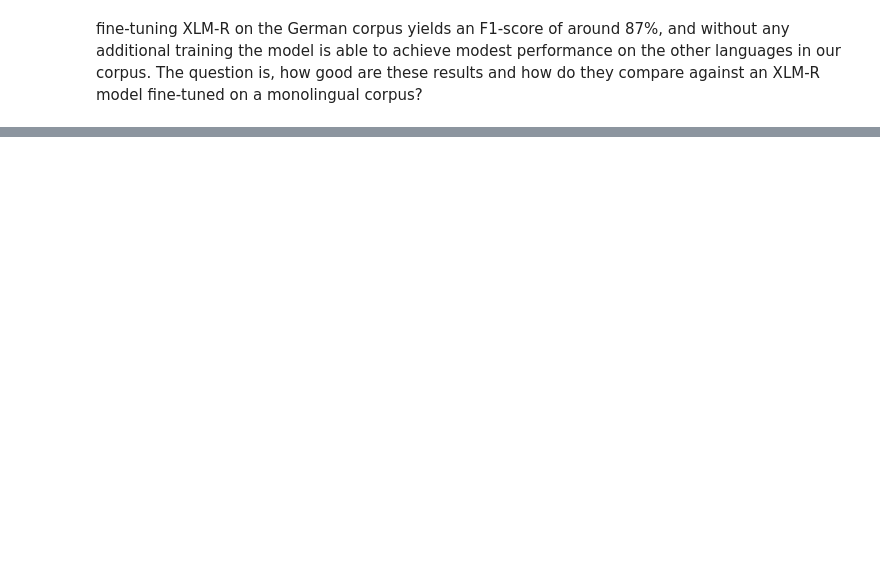
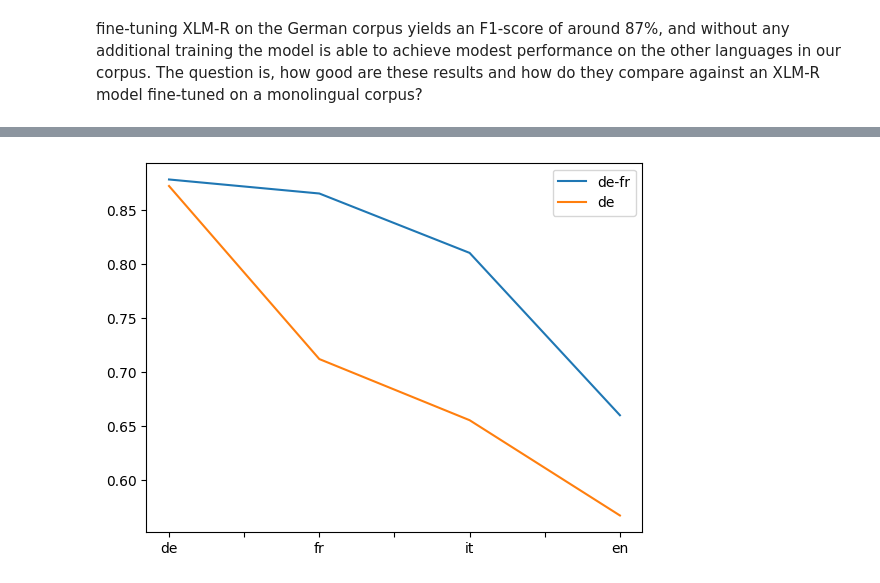
Before and after one commit to Sohaib9920/Transformer_Multilingual_NER, a Jupyter notebook: Transformer_Multilingual_Named_Entity_Recognition.ipynb, the cells around one changed output, grey strips where cells are left out. Cells and saved outputs as stored; diff of their text form; code cells hidden in the pictures; blank space fills up the shorter version.

```diff
--- a/Transformer_Multilingual_Named_Entity_Recognition.ipynb
+++ b/Transformer_Multilingual_Named_Entity_Recognition.ipynb
@@ -606,0 +693,9 @@ def train_on_subset(dataset, num_samples):
+# %%
+panx_de_fr_encoded = concatenate_splits([panx_de_encoded, panx_fr_encoded])
+# %%
+training_args.output_dir = "xlm-roberta-base-finetuned-panx-de-fr"
+trainer = Trainer(model_init=model_init, args=training_args,
+                  data_collator=data_collator, compute_metrics=compute_metrics,
+                  tokenizer=xlmr_tokenizer, train_dataset=panx_de_fr_encoded["train"],
+                  eval_dataset=panx_de_fr_encoded["validation"])
+trainer.train()
@@ -606,0 +720,6 @@ def train_on_subset(dataset, num_samples):
+# %%
+multi_f1_scores = defaultdict(dict)
+multi_f1_scores["de-fr"]["de"] = get_f1_score(trainer, panx_de_encoded["test"])
+multi_f1_scores["de-fr"]["fr"] = get_f1_score(trainer, panx_fr_encoded["test"])
+multi_f1_scores["de-fr"]["it"] = get_f1_score(trainer, panx_it_encoded["test"])
+multi_f1_scores["de-fr"]["en"] = get_f1_score(trainer, panx_en_encoded["test"])
@@ -606,0 +731,3 @@ def train_on_subset(dataset, num_samples):
+# %%
+multi_f1_scores = pd.DataFrame(multi_f1_scores).sort_values("de-fr", ascending=False)
+multi_f1_scores
@@ -606,0 +740,6 @@ def train_on_subset(dataset, num_samples):
+# %%
+fig, ax = plt.subplots()
+multi_f1_scores.plot(ax=ax)
+f1_scores.plot(ax=ax);
+# %% [output]
+[figure, added]
```
Also changed, not shown: parts of 18 cells of this notebook.
